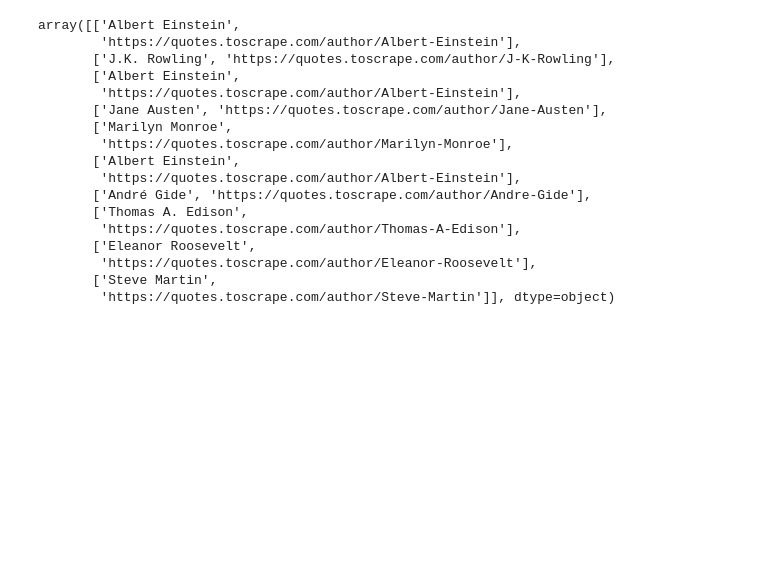
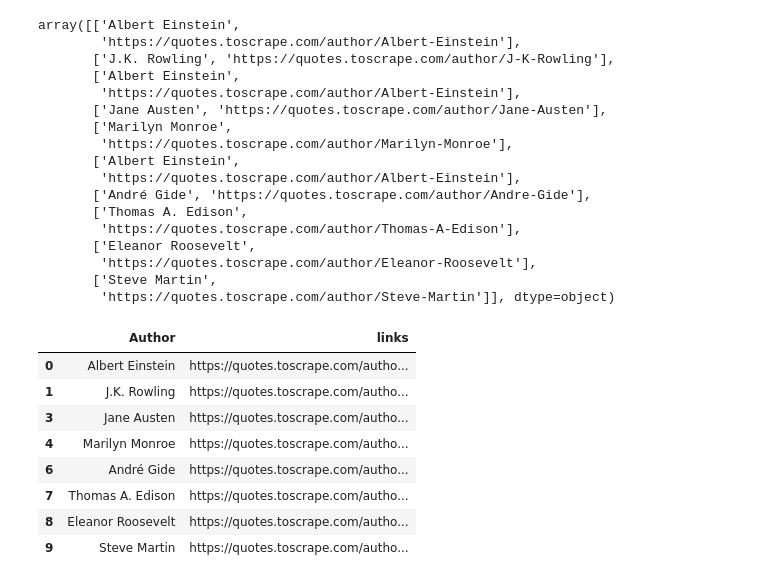
Before and after one commit to ChandrashekharRobbi/Web-Scraping, a Jupyter notebook: Page Scrapper/page scrapper.ipynb, the cells around one changed output. Saved outputs shown, nothing was run; the diff lists cells and outputs as text; code cells hidden in the pictures; blank space fills up the shorter version.

```diff
--- a/Page Scrapper/page scrapper.ipynb
+++ b/Page Scrapper/page scrapper.ipynb
@@ -249,3 +249,15 @@ array([['Albert Einstein',
         'https://quotes.toscrape.com/author/Eleanor-Roosevelt'],
        ['Steve Martin',
         'https://quotes.toscrape.com/author/Steve-Martin']], dtype=object)
+# %%
+df.drop_duplicates()
+# %% [output]
+|  | Author | links |
+| 0 | Albert Einstein | https://quotes.toscrape.com/autho... |
+| 1 | J.K. Rowling | https://quotes.toscrape.com/autho... |
+| 3 | Jane Austen | https://quotes.toscrape.com/autho... |
+| 4 | Marilyn Monroe | https://quotes.toscrape.com/autho... |
+| 6 | André Gide | https://quotes.toscrape.com/autho... |
+| 7 | Thomas A. Edison | https://quotes.toscrape.com/autho... |
+| 8 | Eleanor Roosevelt | https://quotes.toscrape.com/autho... |
+| 9 | Steve Martin | https://quotes.toscrape.com/autho... |
```
Also changed, not shown: parts of 5 cells of this notebook, 7 other files.
